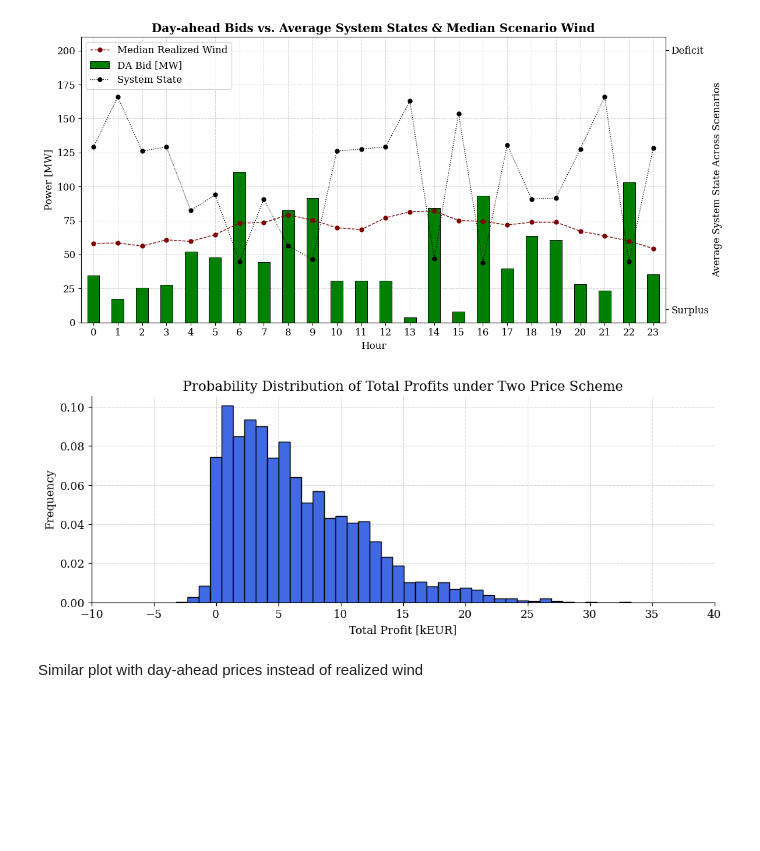
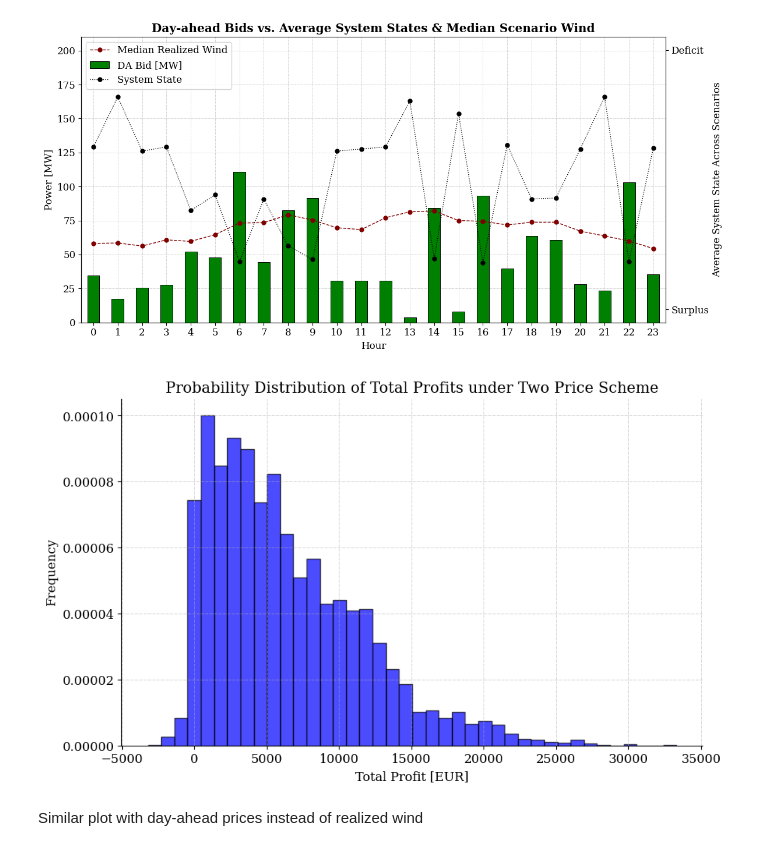
Before and after one commit to Hvid1999/46755, a Jupyter notebook: Assignment 2/task_1a_1b.ipynb, the cells around one changed output. Cells and saved outputs as stored; diff of their text form; code cells hidden in the pictures; blank space fills up the shorter version.

```diff
--- a/Assignment 2/task_1a_1b.ipynb
+++ b/Assignment 2/task_1a_1b.ipynb
@@ -565,22 +557,18 @@ plt.show()
 # %%
 all_scenario_profits = []
 for w in range(OMEGA):
     all_scenario_profits.extend(results_tp[w]['Total Profit [EUR]'])
 
 # Plot the probability distribution of profits for all scenarios
-plt.figure(figsize=(12, 4))
-plt.hist(np.array(all_scenario_profits) * 1e-3, bins=40, density=True, color='royalblue', edgecolor='black', alpha=1)
+plt.figure(figsize=(10, 6))
+plt.hist(all_scenario_profits, bins=40, density=True, color='blue', edgecolor='black', alpha=0.7)
 plt.title('Probability Distribution of Total Profits under Two Price Scheme')
-plt.xlabel('Total Profit [kEUR]')
+plt.xlabel('Total Profit [EUR]')
 plt.ylabel('Frequency')
-plt.xticks(np.arange(-10,45,5))
 plt.grid(True)
-plt.gca().set_axisbelow(True)
-fig.tight_layout()
-plt.savefig('Figures/PD in-sample DP.png', dpi=300, bbox_inches='tight')
 plt.show()
 # %% [output]
-[figure, old version]
+[figure, new version]
 # %% [markdown]
 Similar plot with day-ahead prices instead of realized wind
 # %%
```
Also changed, not shown: parts of 6 cells of this notebook, 3 other files.
